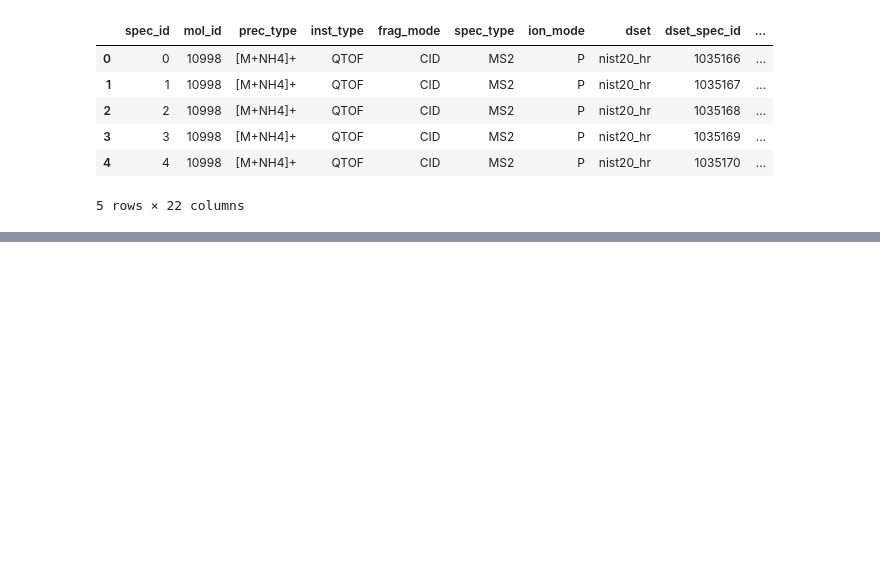
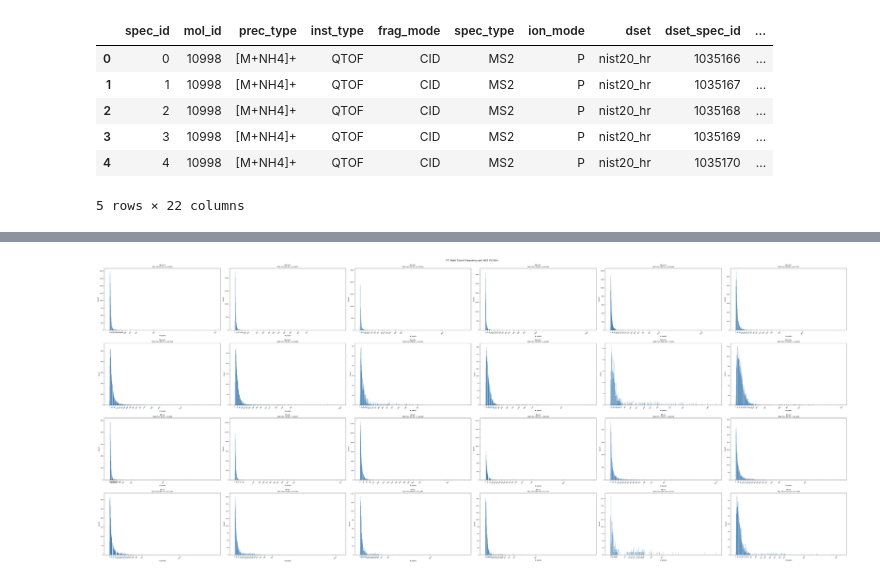
Before and after one commit to LZhang98/fragnnet, a Jupyter notebook: notebooks/data_notebooks/nist20_data2.ipynb, the cells around one changed output, grey strips where cells are left out. Drawn from its saved outputs; the diff is of its cells as text; code cells hidden in the pictures; blank space fills up the shorter version.

```diff
--- a/notebooks/data_notebooks/nist20_data2.ipynb
+++ b/notebooks/data_notebooks/nist20_data2.ipynb
@@ -106,0 +182,82 @@ plt.show()
+# %%
+# Peak count frequency per CE bin — raw counts, no binning; FT and QTOF as separate figures
+import math
+
+target_adducts = ['[M+H]+', '[M-H]-']
+inst_ce_cfg = {
+    'FT':   ('nce', 'NCE (%)', 10, range(0, 130, 10)),
+    'QTOF': ('ace', 'ACE (eV)',  5, range(0, 60, 5)),
+}
+colors = {'FT': 'steelblue', 'QTOF': 'coral'}
+
+if 'num_peaks' not in nist_spectra_df.columns:
+    nist_spectra_df['num_peaks'] = nist_spectra_df['peaks'].apply(len)
+
+def assign_ce_bin(df_sub, ce_col, bin_size, ce_bins, ce_bin_labels):
+    df_sub = df_sub.dropna(subset=[ce_col]).copy()
+    df_sub['ce_bin'] = df_sub[ce_col].apply(
+        lambda v: ce_bin_labels[int((v - ce_bins[0]) // bin_size)]
+        if 0 <= int((v - ce_bins[0]) // bin_size) < len(ce_bin_labels) else None
+    )
+    return df_sub.dropna(subset=['ce_bin'])
+
+ncols = 6
+
+for inst_type in ['FT', 'QTOF']:
+    ce_col, ce_label, bin_size, bin_starts = inst_ce_cfg[inst_type]
+    ce_bins = list(bin_starts)
+    ce_bin_labels = [f"{b}-{b + bin_size}" for b in ce_bins[:-1]]
+
+    # Prepare data and active bins per adduct
+    adduct_info = []
+    for prec_type in target_adducts:
+        df_sub = nist_spectra_df.loc[
+            (nist_spectra_df['prec_type'] == prec_type) &
+            (nist_spectra_df['inst_type'] == inst_type),
+            [ce_col, 'num_peaks'],
+        ].copy()
+        df_sub = assign_ce_bin(df_sub, ce_col, bin_size, ce_bins, ce_bin_labels)
+        active_bins = [l for l in ce_bin_labels if (df_sub['ce_bin'] == l).any()]
+        adduct_info.append((prec_type, active_bins, df_sub))
+
+    # Compute grid size: each adduct occupies ceil(n_bins / ncols) rows
+    adduct_row_offsets = []
+    total_rows = 0
+    for _, active_bins, _ in adduct_info:
+        adduct_row_offsets.append(total_rows)
+        total_rows += max(1, math.ceil(len(active_bins) / ncols))
+
+    fig, axes = plt.subplots(total_rows, ncols, figsize=(ncols * 10, total_rows * 6), squeeze=False)
+
+    for (prec_type, active_bins, df_sub), row_offset in zip(adduct_info, adduct_row_offsets):
+        for i, ce_bin_lbl in enumerate(active_bins):
+            row = row_offset + i // ncols
+            col = i % ncols
+            freq = (
+                df_sub.loc[df_sub['ce_bin'] == ce_bin_lbl, 'num_peaks']
+                .value_counts()
+                .sort_index()
+            )
+            ax = axes[row, col]
+            ax.bar(freq.index, freq.values, color=colors[inst_type], width=0.8)
+            ax.set_title(f"{prec_type}\n{ce_label}={ce_bin_lbl}  n={freq.sum():,}", fontsize=9)
+            ax.set_xlabel('# peaks', fontsize=9)
+            ax.set_ylabel('Count', fontsize=9)
+            # Thin out x ticks if many unique values
+            if len(freq) > 20:
+                step = max(1, len(freq) // 15)
+                ticks = freq.index[::step]
+                ax.set_xticks(ticks)
+            ax.tick_params(axis='x', rotation=45, labelsize=8)
+            ax.tick_params(axis='y', labelsize=8)
+
+        # Hide unused axes in this adduct's rows
+        n_rows_used = max(1, math.ceil(len(active_bins) / ncols))
+        for i in range(len(active_bins), n_rows_used * ncols):
+            axes[row_offset + i // ncols, i % ncols].set_visible(False)
+
+    plt.tight_layout()
+    plt.suptitle(f'{inst_type}: Peak Count Frequency per {ce_label} Bin', fontsize=14, y=1.01)
+    plt.show()
+# %% [output]
+[figure, added]
```
Also changed, not shown: parts of 5 cells of this notebook.
